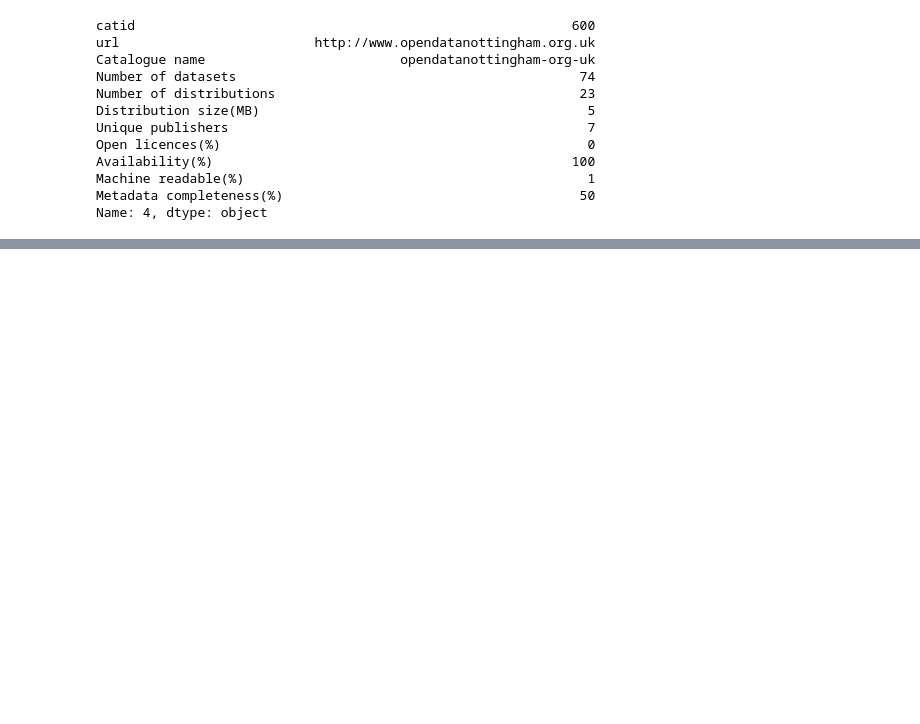
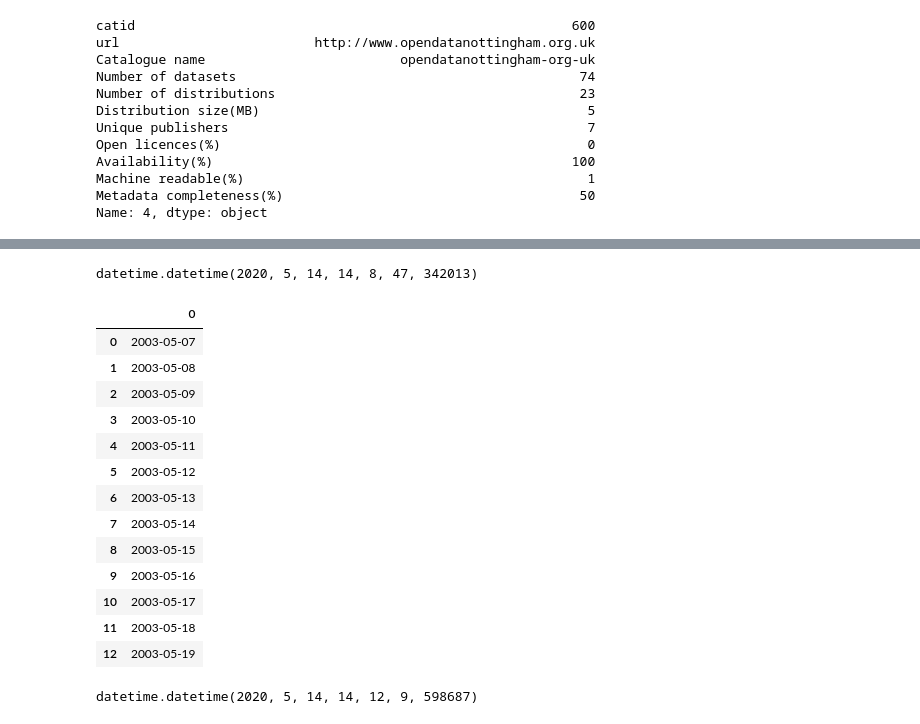
Before and after one commit to PrasannaMummigatti/PythonCodeSample, a Jupyter notebook: practice1.ipynb, the cells around one changed output, grey strips where cells are left out. Drawn from its saved outputs; the diff is of its cells as text; code cells hidden in the pictures; blank space fills up the shorter version.

```diff
--- a/practice1.ipynb
+++ b/practice1.ipynb
@@ -371,0 +406,32 @@ Name: 4, dtype: object
+# %%
+#base = datetime.datetime.today()
+#date_list = [base - datetime.timedelta(days=x) for x in range(numdays)]
+#date_list
+datetime.datetime(2020, 5, 14, 14, 8, 47, 342013)
+# %% [output]
+datetime.datetime(2020, 5, 14, 14, 8, 47, 342013)
+# %%
+import pandas as pd
+from datetime import datetime
+
+datelist = pd.date_range('5/7/2003 0:00', periods=13).tolist()
+pd.DataFrame(datelist)
+# %% [output]
+|  | 0 |
+| 0 | 2003-05-07 |
+| 1 | 2003-05-08 |
+| 2 | 2003-05-09 |
+| 3 | 2003-05-10 |
+| 4 | 2003-05-11 |
+| 5 | 2003-05-12 |
+| 6 | 2003-05-13 |
+| 7 | 2003-05-14 |
+| 8 | 2003-05-15 |
+| 9 | 2003-05-16 |
+| 10 | 2003-05-17 |
+| 11 | 2003-05-18 |
+| 12 | 2003-05-19 |
+# %%
+datetime.today()
+# %% [output]
+datetime.datetime(2020, 5, 14, 14, 12, 9, 598687)
```
Also changed, not shown: parts of 4 cells of this notebook, 1 other file.
